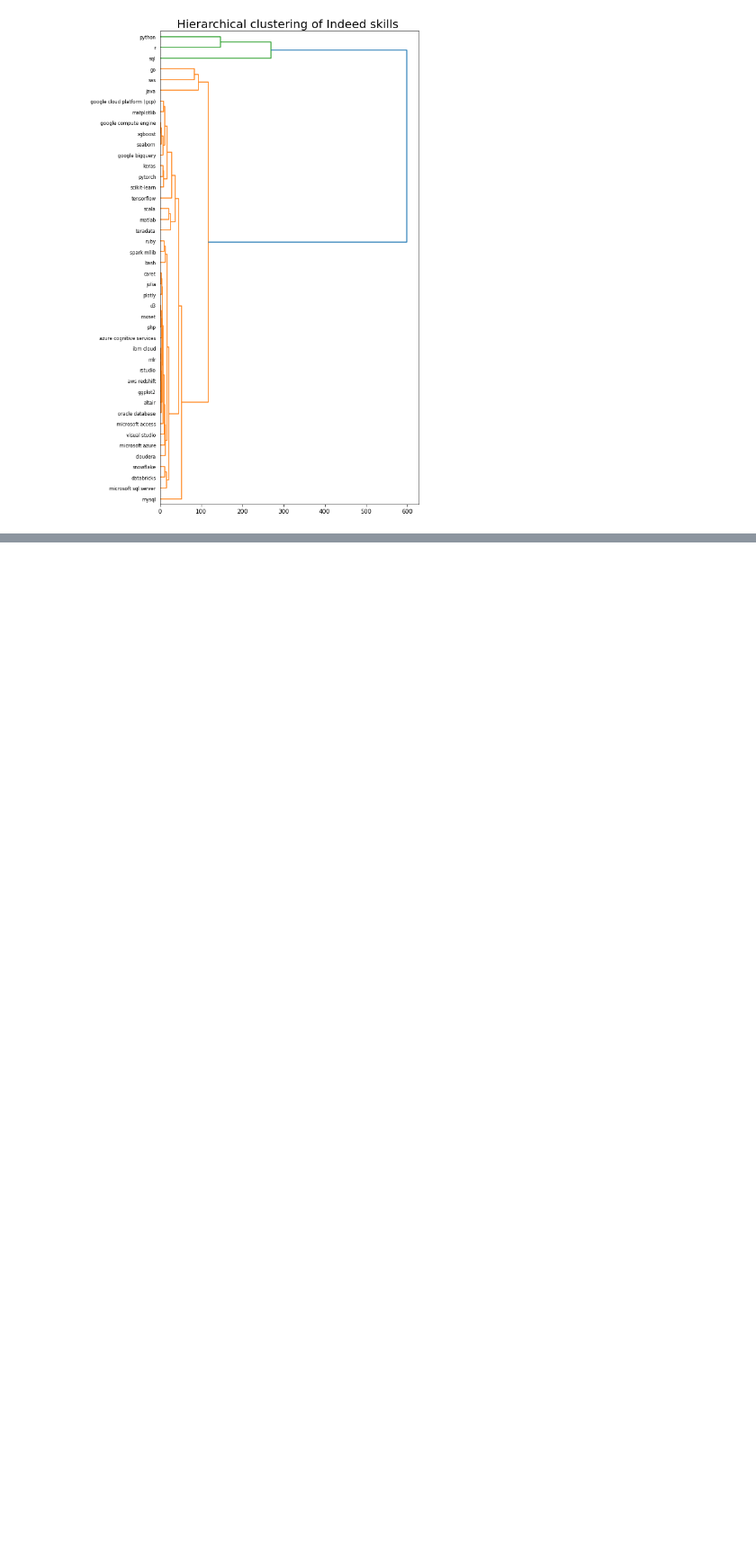
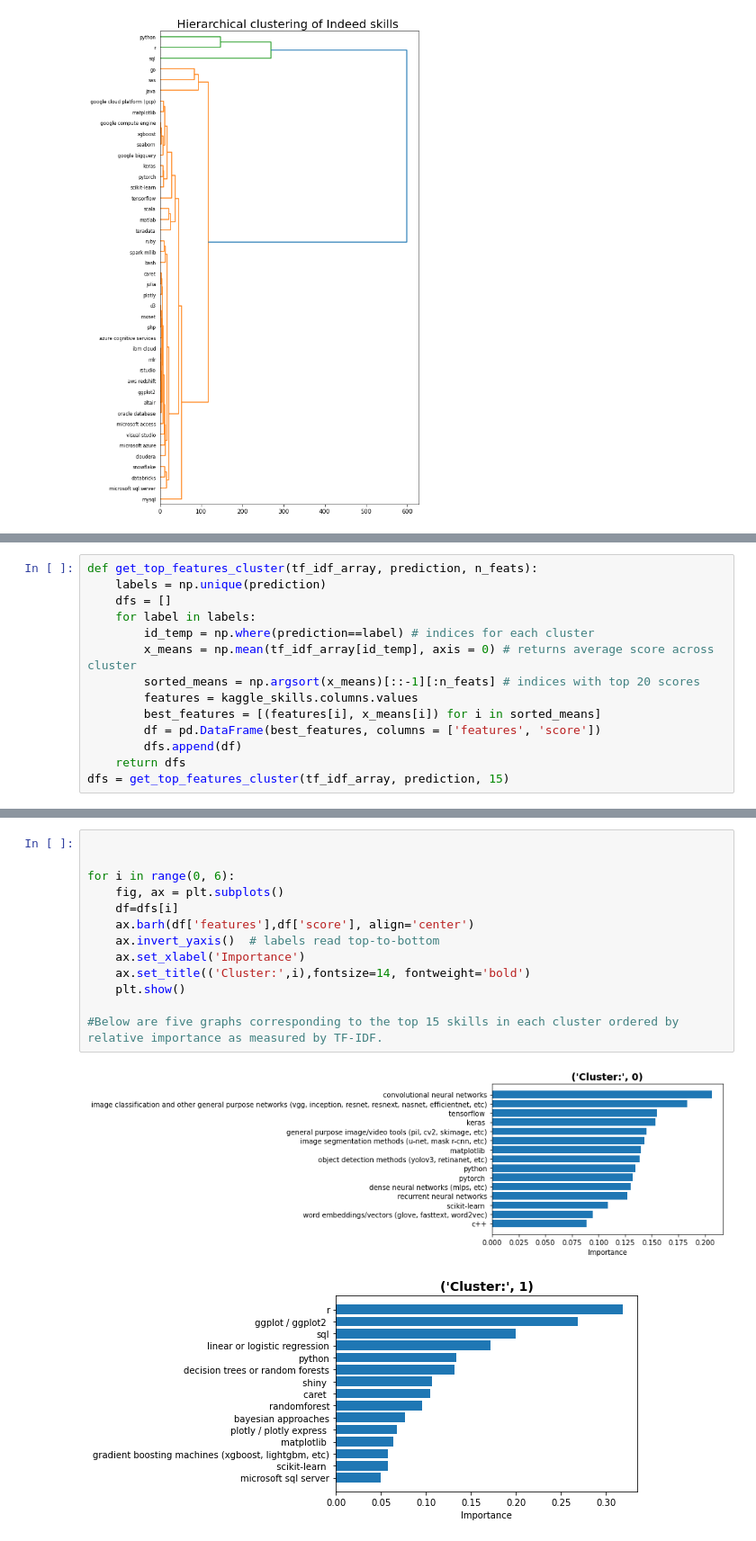
Before and after one commit to atkinssamuel/EdTech, a Jupyter notebook: 2-DS-program-design/2-MIE-program_curriculum-design.ipynb, the cells around one changed output, grey strips where cells are left out. Shown: that part at 90% size. Saved outputs shown, nothing was run; the diff lists cells and outputs as text; blank space fills up the shorter version.

```diff
--- a/2-DS-program-design/2-MIE-program_curriculum-design.ipynb
+++ b/2-DS-program-design/2-MIE-program_curriculum-design.ipynb
@@ -207,0 +234,14 @@ Text(0.5, 1.0, 'Hierarchical clustering of Indeed skills ')
+# %%
+def get_top_features_cluster(tf_idf_array, prediction, n_feats):
+    labels = np.unique(prediction)
+    dfs = []
+    for label in labels:
+        id_temp = np.where(prediction==label) # indices for each cluster
+        x_means = np.mean(tf_idf_array[id_temp], axis = 0) # returns average score across cluster
+        sorted_means = np.argsort(x_means)[::-1][:n_feats] # indices with top 20 scores
+        features = kaggle_skills.columns.values
+        best_features = [(features[i], x_means[i]) for i in sorted_means]
+        df = pd.DataFrame(best_features, columns = ['features', 'score'])
+        dfs.append(df)
+    return dfs
+dfs = get_top_features_cluster(tf_idf_array, prediction, 15)
@@ -207,0 +268,16 @@ Text(0.5, 1.0, 'Hierarchical clustering of Indeed skills ')
+# %%
+
+
+for i in range(0, 6):
+    fig, ax = plt.subplots()
+    df=dfs[i]
+    ax.barh(df['features'],df['score'], align='center')
+    ax.invert_yaxis()  # labels read top-to-bottom
+    ax.set_xlabel('Importance')
+    ax.set_title(('Cluster:',i),fontsize=14, fontweight='bold')
+    plt.show()
+
+#Below are five graphs corresponding to the top 15 skills in each cluster ordered by relative importance as measured by TF-IDF.
+# %% [output]
+[figure, added]
+[figure, added]
```
Also changed, not shown: parts of 24 cells of this notebook.
